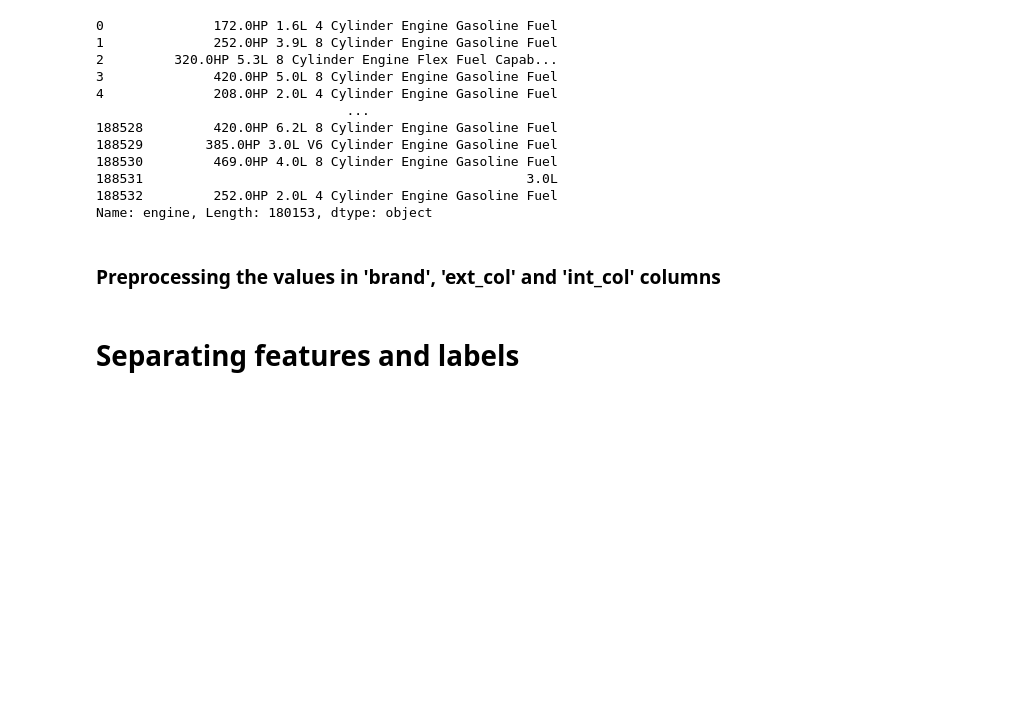
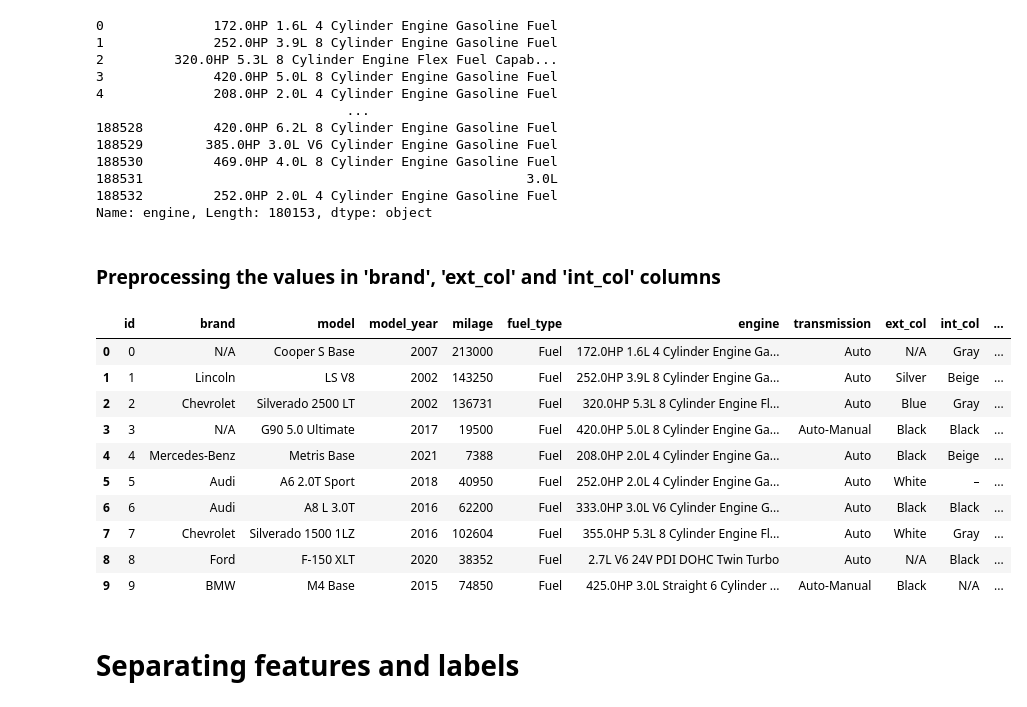
Before and after one commit to De-Subhadip/Machine-Learning-Notebooks, a Jupyter notebook: Used car price prediction with xgboost regressor.ipynb, the cells around one changed output. Drawn from its saved outputs; the diff is of its cells as text; code cells hidden in the pictures; blank space fills up the shorter version.

```diff
--- a/Used car price prediction with xgboost regressor.ipynb
+++ b/Used car price prediction with xgboost regressor.ipynb
@@ -376,6 +376,20 @@ def keep_top_n_values(n, column, df):
 keep_top_n_values(20, 'brand', train_df)
 keep_top_n_values(10, 'ext_col', train_df)
 keep_top_n_values(10, 'int_col', train_df)
+# %%
+train_df.head(10)
+# %% [output]
+|  | id | brand | model | model_year | milage | fuel_type | engine | transmission | ext_col | int_col | ... |
+| 0 | 0 | N/A | Cooper S Base | 2007 | 213000 | Fuel | 172.0HP 1.6L 4 Cylinder Engine Ga... | Auto | N/A | Gray | ... |
+| 1 | 1 | Lincoln | LS V8 | 2002 | 143250 | Fuel | 252.0HP 3.9L 8 Cylinder Engine Ga... | Auto | Silver | Beige | ... |
+| 2 | 2 | Chevrolet | Silverado 2500 LT | 2002 | 136731 | Fuel | 320.0HP 5.3L 8 Cylinder Engine Fl... | Auto | Blue | Gray | ... |
+| 3 | 3 | N/A | G90 5.0 Ultimate | 2017 | 19500 | Fuel | 420.0HP 5.0L 8 Cylinder Engine Ga... | Auto-Manual | Black | Black | ... |
+| 4 | 4 | Mercedes-Benz | Metris Base | 2021 | 7388 | Fuel | 208.0HP 2.0L 4 Cylinder Engine Ga... | Auto | Black | Beige | ... |
+| 5 | 5 | Audi | A6 2.0T Sport | 2018 | 40950 | Fuel | 252.0HP 2.0L 4 Cylinder Engine Ga... | Auto | White | – | ... |
+| 6 | 6 | Audi | A8 L 3.0T | 2016 | 62200 | Fuel | 333.0HP 3.0L V6 Cylinder Engine G... | Auto | Black | Black | ... |
+| 7 | 7 | Chevrolet | Silverado 1500 1LZ | 2016 | 102604 | Fuel | 355.0HP 5.3L 8 Cylinder Engine Fl... | Auto | White | Gray | ... |
+| 8 | 8 | Ford | F-150 XLT | 2020 | 38352 | Fuel | 2.7L V6 24V PDI DOHC Twin Turbo | Auto | N/A | Black | ... |
+| 9 | 9 | BMW | M4 Base | 2015 | 74850 | Fuel | 425.0HP 3.0L Straight 6 Cylinder ... | Auto-Manual | Black | N/A | ... |
 # %% [markdown]
 # Separating features and labels
 # %%
```
Also changed, not shown: parts of 21 cells of this notebook.
